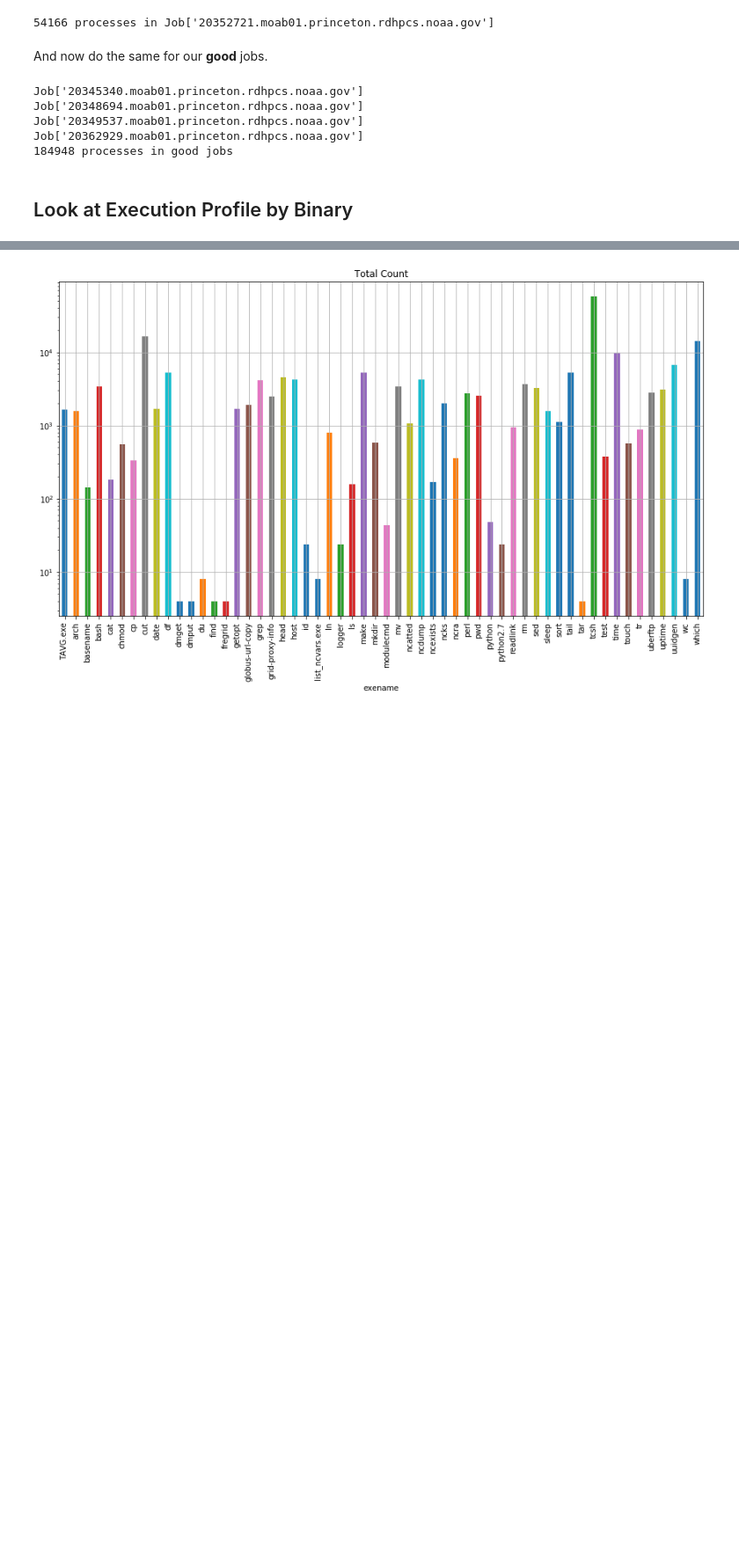
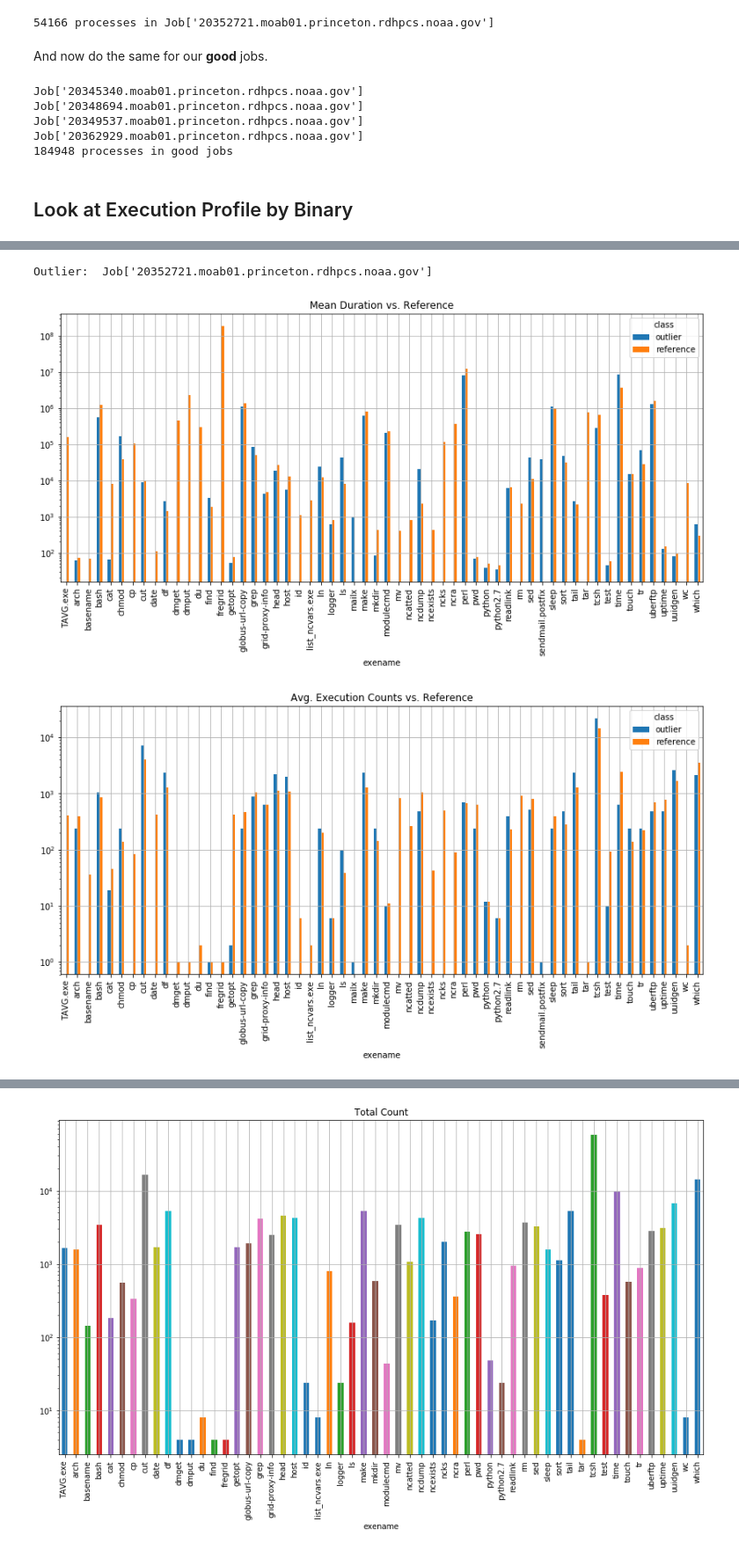
Before and after one commit to ilaflott/epmt, a Jupyter notebook: Outliers.ipynb, the cells around one changed output, grey strips where cells are left out. Shown at 88% size. Cells and saved outputs as stored; diff of their text form; code cells hidden in the pictures; blank space fills up the shorter version.

```diff
--- a/Outliers.ipynb
+++ b/Outliers.ipynb
@@ -165,9 +170,10 @@ procobjs = [p for p in j.processes]
 exenames = [p.exename for p in j.processes]
 starts = [p.start for p in j.processes]
 durations = [p.duration for p in j.processes]
-odf = pd.DataFrame({'process':procobjs, 'exename':exenames, 'duration':durations, 'start':starts})
+jobobjs = [p.job for p in j.processes]
+odf = pd.DataFrame({'process':procobjs, 'exename':exenames, 'duration':durations, 'start':starts, 'job':jobobjs})
 # Put in time order
-odf = df.sort_values("start")
+odf = odf.sort_values("start")
 print(len(odf),"processes in",j)
 # %% [output]
 54166 processes in Job['20352721.moab01.princeton.rdhpcs.noaa.gov']
@@ -178,6 +184,7 @@ procobjs=[]
 exenames=[]
 starts=[]
 durations=[]
+jobobjs=[]
 
 for j in good.job_object:
     print(j)
@@ -186,8 +193,9 @@ for j in good.job_object:
         exenames.append(p.exename)
         starts.append(p.start)
         durations.append(p.duration)
+        jobobjs.append(p.job)
 
-gdf = pd.DataFrame({'process':procobjs, 'exename':exenames, 'duration':durations, 'start':starts})
+gdf = pd.DataFrame({'process':procobjs, 'exename':exenames, 'duration':durations, 'start':starts, 'job':jobobjs})
 # Put in time order
 gdf = gdf.sort_values("start")
 print(len(gdf),"processes in good jobs")
@@ -232,0 +210,59 @@ KeyboardInterrupt:
+# %%
+print("Outlier: ",outliers.job_object[0])
+newodf = odf.copy()
+newodf["class"] = "outlier"
+newgdf = gdf.copy()
+newgdf["class"] = "reference"
+fulldf = newgdf.append(newodf)
+#print(fulldf.head())
+#print(fulldf.tail())
+fulldf.groupby(['exename', 'class'])['duration'].mean().unstack().plot.bar(grid=True)
+plt.yscale('log')
+plt.title("Mean Duration vs. Reference")
+plt.show()
+
+def get_avg_counts_exes(idf):
+    exesinjob = {}
+    execnt = {}
+    for index, row in idf.iterrows():
+        exe = row['exename']
+        job = row['job']
+        if exe not in exesinjob:
+            exesinjob[exe] = [job]
+            execnt[exe] = 1
+        elif job not in exesinjob[exe]:
+            exesinjob[exe].append(job)
+            execnt[exe] += 1
+        else:
+            execnt[exe] += 1
+    avgcounts=[]
+    for k in sorted(exesinjob.keys()):
+#        print(k)
+        avgcounts.append(execnt[k]/len(exesinjob[k]))
+    return(list(sorted(exesinjob.keys())),avgcounts)
+#    print(k,execnt[k],avgcounts[k])
+
+exes,avgcs = get_avg_counts_exes(gdf)
+pdac = pd.DataFrame({"exename":exes, "avgcount":avgcs, "class":"reference"})
+#print(pdac.tail())
+exes,avgcs = get_avg_counts_exes(odf)
+pdac = pdac.append(pd.DataFrame({"exename":exes, "avgcount":avgcs, "class":"outlier"}))
+#print(pdac.tail())
+pdac.groupby(['exename', 'class'])['avgcount'].mean().unstack().plot.bar(grid=True)
+#print(fulldf.groupby(['exename', 'class']).size().mean())
+plt.yscale('log')
+plt.title("Avg. Execution Counts vs. Reference")
+plt.show()
+
+g_groupby = gdf.groupby(['exename'])
+o_groupby = odf.groupby(['exename'])
+for e in g_groupby.groups.keys():
+    if e not in o_groupby.groups.keys():
+        print("\t",e,"was never executed")
+for e in o_groupby.groups.keys():
+    if e not in g_groupby.groups.keys():
+        print("\t",e,"was unexpectedly executed")
+# %% [output]
+Outlier:  Job['20352721.moab01.princeton.rdhpcs.noaa.gov']
+[figure, added]
+[figure, added]
```
Also changed, not shown: parts of 7 cells of this notebook.
